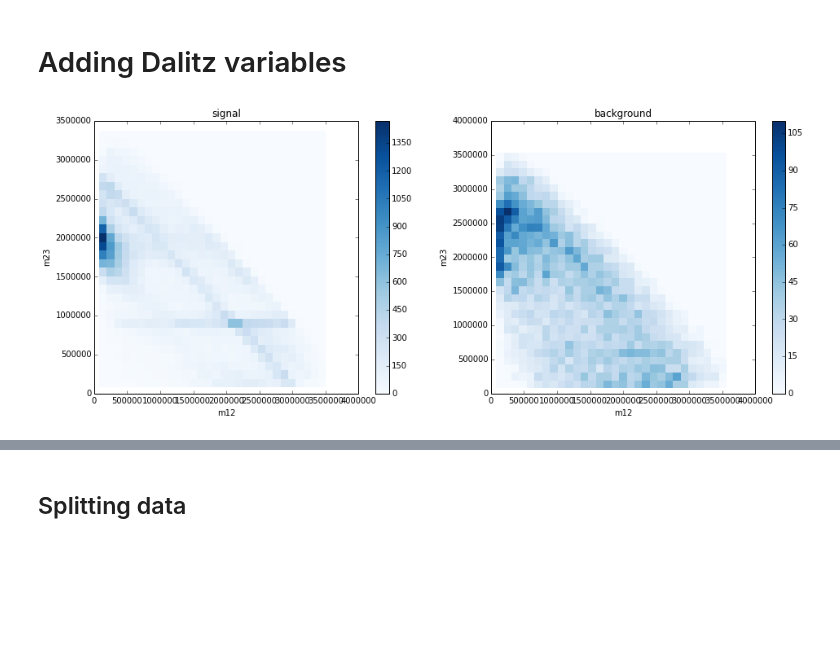
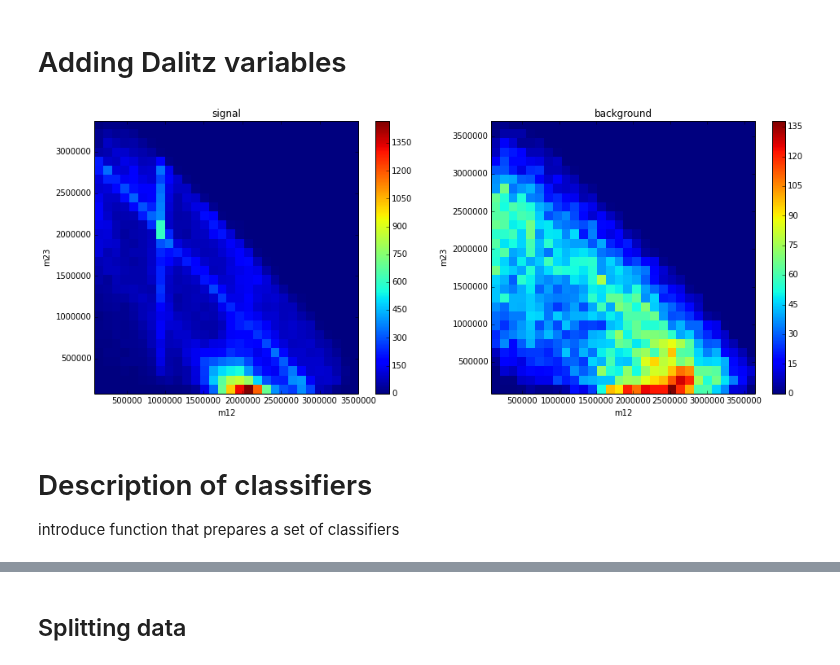
Before and after one commit to anaderi/lhcb_trigger_ml, a Jupyter notebook: IPythonWorkflow/Analysis_DInto3h.ipynb, the cells around one changed output, grey strips where cells are left out. Saved outputs shown, nothing was run; the diff lists cells and outputs as text; code cells hidden in the pictures; blank space fills up the shorter version.

```diff
--- a/IPythonWorkflow/Analysis_DInto3h.ipynb
+++ b/IPythonWorkflow/Analysis_DInto3h.ipynb
@@ -48 +42,6 @@ bg1, bg2, signal1, signal2 = pandas.DataFrame(bg1), pandas.DataFrame(bg2), panda
+# %%
+sig1 = load_data('D2PPP_Signal_Stripped_MD.root')
+sig2 = load_data('D2PPP_Signal_Stripped_MU.root')
+bck1 = load_data('bbbar_bkg_ppp_wide.root')
+bck2 = load_data('ccbar_bkg_ppp_wide.root')
 # %% [markdown]
@@ -52,0 +49,3 @@ bg2 = bg2[bg2.D_BKGCAT > 20]
+# %%
+bck1 = bck1.query('D_BKGCAT > 20')
+bck2 = bck2.query('D_BKGCAT > 20')
@@ -53,4 +54,4 @@ bg2 = bg2[bg2.D_BKGCAT > 20]
 # %%
-data = pandas.concat([bg1, bg2, signal1, signal2], ignore_index=True)
-labels = numpy.concatenate([numpy.zeros(len(bg1) + len(bg2)), numpy.ones(len(signal1) + len(signal2))]).astype(int)
+data = pandas.concat([bck1, bck2, sig1, sig2], ignore_index=True)
+labels = numpy.concatenate([numpy.zeros(len(bck1) + len(bck2)), numpy.ones(len(sig1) + len(sig2))]).astype(int)
 # %%
@@ -63,3 +69,6 @@ legend()
+# %%
+# 300 is light speed
+data['D_TAU'] = data.eval('D_FD_OWNPV * D_MM / D_P / 300')
 # %% [markdown]
 # Adding Dalitz variables
 # %%
@@ -77,16 +86,16 @@ data['m13'] = compute_inv_mass(data, 'p1_P', 'p3_P')
 data['m23'] = compute_inv_mass(data, 'p2_P', 'p3_P')
 # %%
 def plotDistribution2D(var_name1, var_name2, data_frame, bins=30):
-    """The function to plot 2D distribution histograms"""
-    H, x, y = pylab.histogram2d(numpy.array(data_frame[var_name1]),
-                                numpy.array(data_frame[var_name2]), bins=bins)
+    pylab.hist2d(numpy.array(data_frame[var_name1]), numpy.array(data_frame[var_name2]), bins=bins)
     pylab.xlabel(var_name1), pylab.ylabel(var_name2)
-    pylab.pcolor(x, y, H, cmap=cm.Blues)
     pylab.colorbar()
 
 pylab.figure(figsize=(16, 6))
-subplot(1, 2, 1), pylab.title("signal"),       plotDistribution2D("m12", "m23", data[labels > 0.5])
-subplot(1, 2, 2), pylab.title("background"),   plotDistribution2D("m12", "m23", data[labels < 0.5])
-pass
+subplot(1, 2, 1), pylab.title("signal"),       plotDistribution2D("m12", "m23", data[labels == 1])
+subplot(1, 2, 2), pylab.title("background"),   plotDistribution2D("m12", "m23", data[labels == 0])
+show()
 # %% [output]
-[figure, old version]
+[figure, new version]
+# %% [markdown]
+# Description of classifiers
+introduce function that prepares a set of classifiers
```
Also changed, not shown: parts of 82 cells of this notebook, 1 other file.
